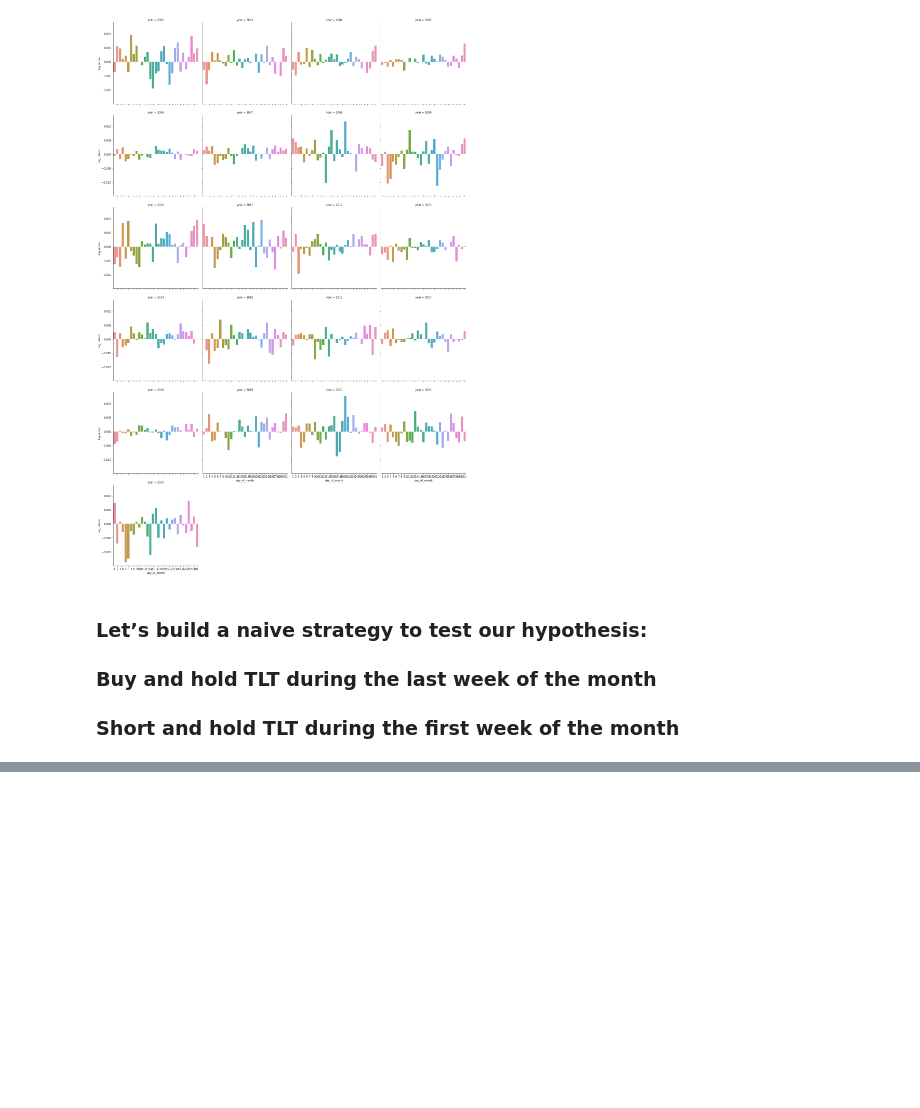
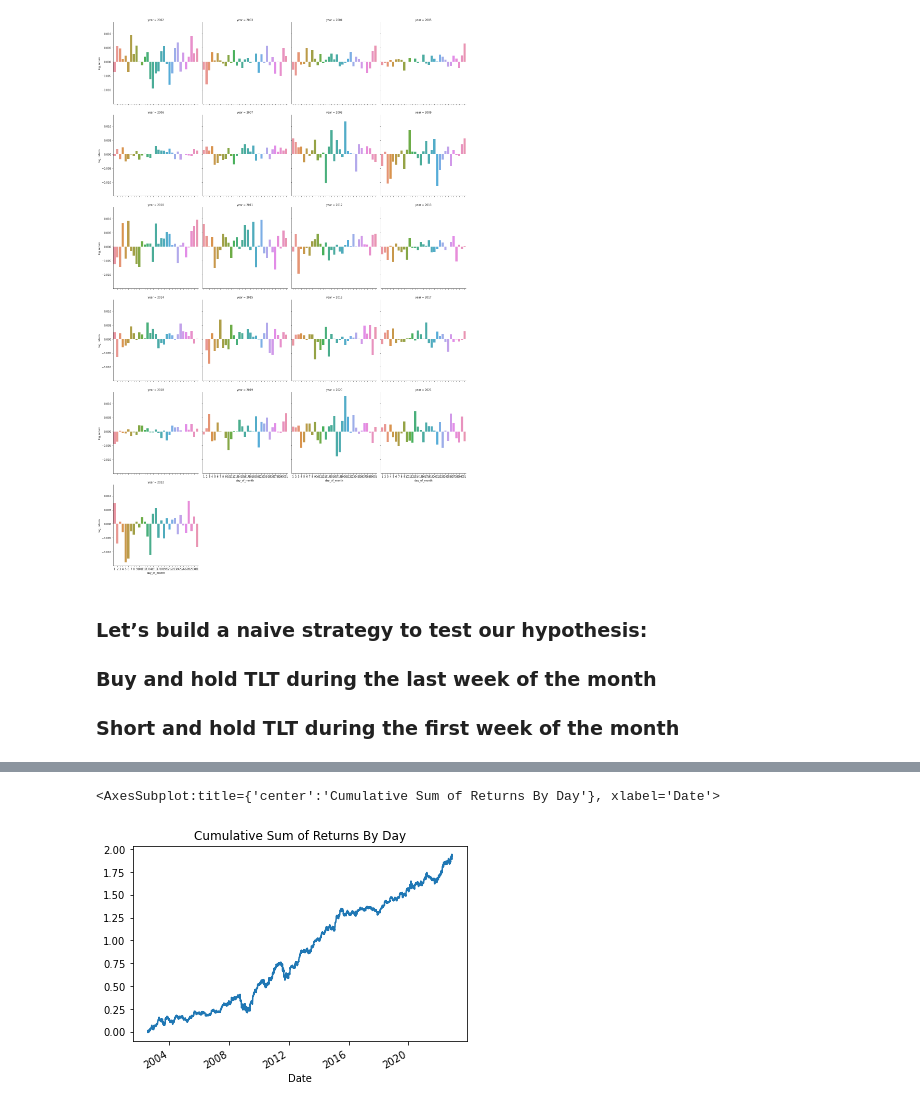
Before and after one commit to fadilparves/trading, a Jupyter notebook: bond/Bond_Buy_Strategy.ipynb, the cells around one changed output, grey strips where cells are left out. Cells and saved outputs as stored; diff of their text form; code cells hidden in the pictures; blank space fills up the shorter version.

```diff
--- a/bond/Bond_Buy_Strategy.ipynb
+++ b/bond/Bond_Buy_Strategy.ipynb
@@ -61,0 +76,5 @@ tlt['last_week_less_first_week'] = tlt['last_week_returns'] - tlt['first_week_re
+# %%
+tlt['last_week_less_first_week'].cumsum().plot(title="Cumulative Sum of Returns By Day")
+# %% [output]
+<AxesSubplot:title={'center':'Cumulative Sum of Returns By Day'}, xlabel='Date'>
+[figure, added]
```
Also changed, not shown: parts of 4 cells of this notebook.
